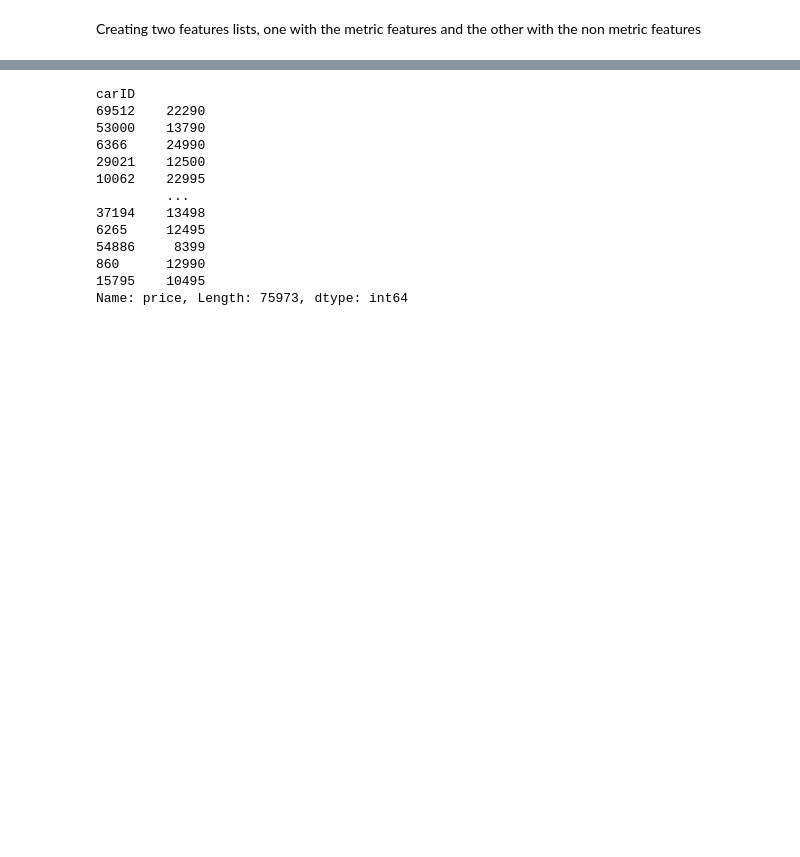
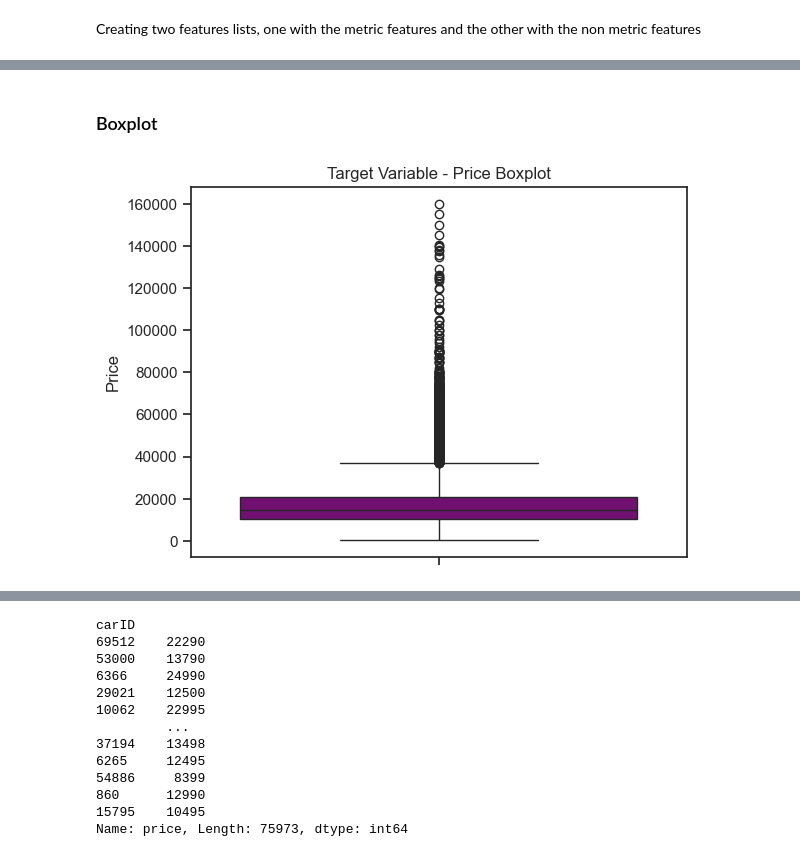
Before and after one commit to Filipesteves974/Machine-Learning-project, a Jupyter notebook: preprocessingmiguel.ipynb, the cells around one changed output, grey strips where cells are left out. Cells and saved outputs as stored; diff of their text form; code cells hidden in the pictures; blank space fills up the shorter version.

```diff
--- a/preprocessingmiguel.ipynb
+++ b/preprocessingmiguel.ipynb
@@ -161,0 +223,9 @@ metric_features=df_train.columns.drop(non_metric_features).tolist()
+# %% [markdown]
+### Boxplot
+# %%
+sns.boxplot(y=df_train["price"], color=("purple"))
+plt.title("Target Variable - Price Boxplot")
+plt.ylabel("Price")
+plt.show()
+# %% [output]
+[figure, added]
```
Also changed, not shown: parts of 26 cells of this notebook.
